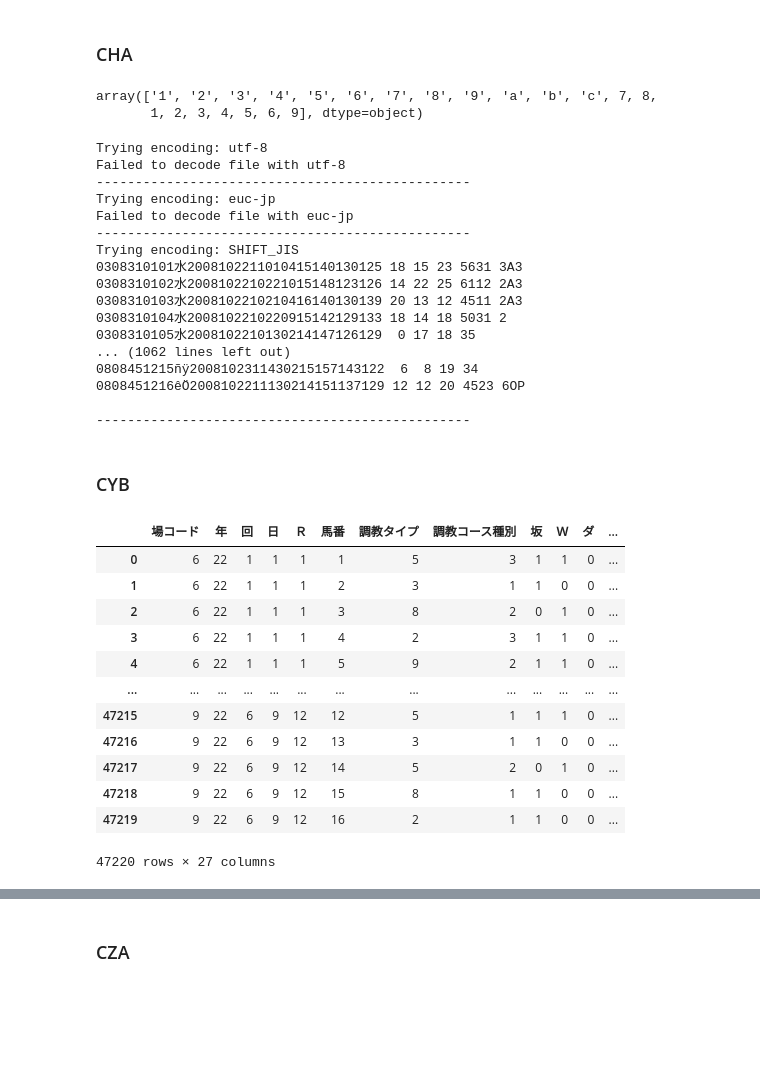
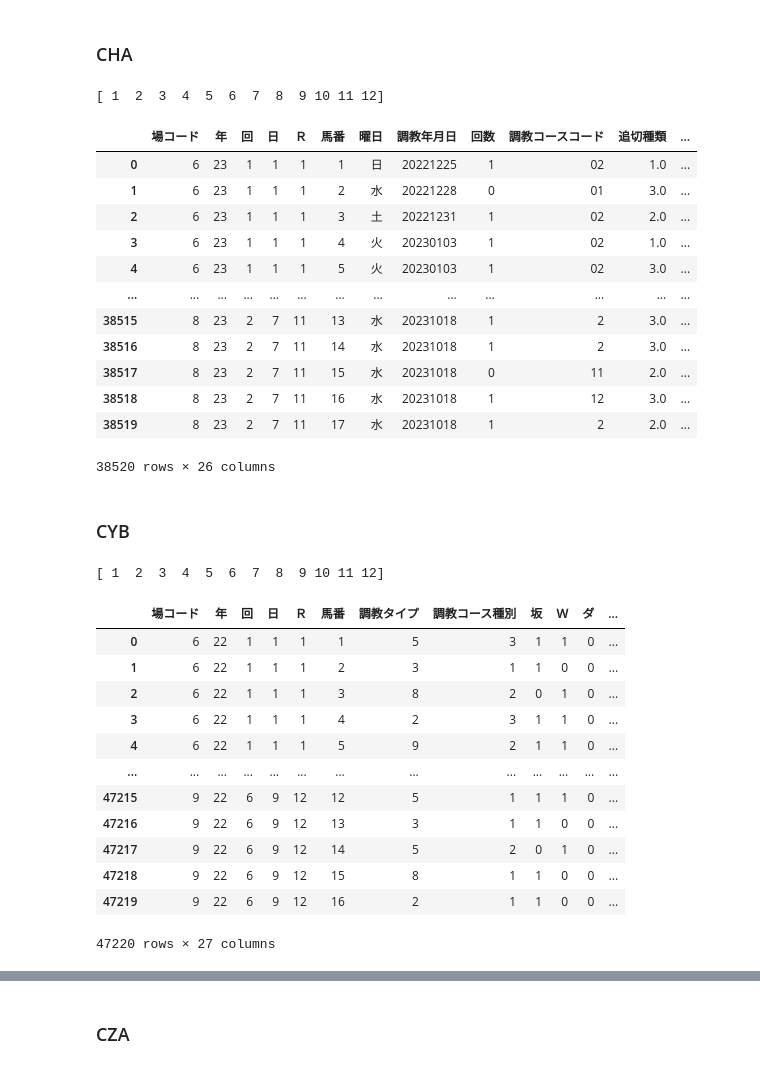
Before and after one commit to abukuma777/get_jrdb, a Jupyter notebook: data_check.ipynb, the cells around one changed output, grey strips where cells are left out. Cells and saved outputs as stored; diff of their text form; code cells hidden in the pictures; blank space fills up the shorter version.

```diff
--- a/data_check.ipynb
+++ b/data_check.ipynb
@@ -152,51 +152,47 @@ df_a
 # %%
 File_type = 'CHA'
 year = 2023
 df_a = pd.read_csv(f'/app/data/jrdb_csv/{File_type}/{File_type}_{year}.csv')
 df_a
 
-df_a['日'].unique()
+print(df_a['日'].unique())
+
+df_a
 # %% [output]
-array(['1', '2', '3', '4', '5', '6', '7', '8', '9', 'a', 'b', 'c', 7, 8,
-       1, 2, 3, 4, 5, 6, 9], dtype=object)
+[ 1  2  3  4  5  6  7  8  9 10 11 12]
+|  | 場コード | 年 | 回 | 日 | Ｒ | 馬番 | 曜日 | 調教年月日 | 回数 | 調教コースコード | 追切種類 | ... |
+| 0 | 6 | 23 | 1 | 1 | 1 | 1 | 日 | 20221225 | 1 | 02 | 1.0 | ... |
+| 1 | 6 | 23 | 1 | 1 | 1 | 2 | 水 | 20221228 | 0 | 01 | 3.0 | ... |
+| 2 | 6 | 23 | 1 | 1 | 1 | 3 | 土 | 20221231 | 1 | 02 | 2.0 | ... |
+| 3 | 6 | 23 | 1 | 1 | 1 | 4 | 火 | 20230103 | 1 | 02 | 1.0 | ... |
+| 4 | 6 | 23 | 1 | 1 | 1 | 5 | 火 | 20230103 | 1 | 02 | 3.0 | ... |
+| ... | ... | ... | ... | ... | ... | ... | ... | ... | ... | ... | ... | ... |
+| 38515 | 8 | 23 | 2 | 7 | 11 | 13 | 水 | 20231018 | 1 | 2 | 3.0 | ... |
+| 38516 | 8 | 23 | 2 | 7 | 11 | 14 | 水 | 20231018 | 1 | 2 | 3.0 | ... |
+| 38517 | 8 | 23 | 2 | 7 | 11 | 15 | 水 | 20231018 | 0 | 11 | 2.0 | ... |
+| 38518 | 8 | 23 | 2 | 7 | 11 | 16 | 水 | 20231018 | 1 | 12 | 3.0 | ... |
+| 38519 | 8 | 23 | 2 | 7 | 11 | 17 | 水 | 20231018 | 1 | 2 | 2.0 | ... |
+38520 rows × 26 columns
 # %%
-# エンコーディングを手動で確認するためのスクリプト
-def check_encoding_manually(file_path):
-    encodings_to_try = ['utf-8',  'euc-jp', 'SHIFT_JIS', 'Johab', 'Windows-1252', 'MacRoman']  # 他のエンコーディングも追加可能
-    #  'iso-8859-1'
+# # エンコーディングを手動で確認するためのスクリプト
+# def check_encoding_manually(file_path):
+#     encodings_to_try = ['utf-8',  'euc-jp', 'SHIFT_JIS', 'Johab', 'Windows-1252', 'MacRoman']  # 他のエンコーディングも追加可能
+#     #  'iso-8859-1'
 
-    for encoding in encodings_to_try:
-        try:
-            with open(file_path, 'r', encoding=encoding) as f:
-                print(f"Trying encoding: {encoding}")
-                print(f.read())  # ファイルの内容を出力
-                print("------------------------------------------------")
-        except UnicodeDecodeError:
-            print(f"Failed to decode file with {encoding}")
-            print("------------------------------------------------")
+#     for encoding in encodings_to_try:
+#         try:
+#             with open(file_path, 'r', encoding=encoding) as f:
+#                 print(f"Trying encoding: {encoding}")
+#                 print(f.read())  # ファイルの内容を出力
+#                 print("------------------------------------------------")
+#         except UnicodeDecodeError:
+#             print(f"Failed to decode file with {encoding}")
+#             print("------------------------------------------------")
 
-# 使用例
-# file_path = "/app/data/jrdb_txt/ZED/2021/ZED211226.txt"  # 確認したいファイルのパス\
-file_path = f"/app/data/jrdb_txt/{File_type}/{year}/CHA081025.txt"  # 確認したいファイルのパス
-check_encoding_manually(file_path)
+# # 使用例
+# # file_path = "/app/data/jrdb_txt/ZED/2021/ZED211226.txt"  # 確認したいファイルのパス\
+# file_path = f"/app/data/jrdb_txt/{File_type}/{year}/CHA081025.txt"  # 確認したいファイルのパス
+# check_encoding_manually(file_path)
-# %% [output]
-Trying encoding: utf-8
-Failed to decode file with utf-8
-------------------------------------------------
-Trying encoding: euc-jp
-Failed to decode file with euc-jp
-------------------------------------------------
-Trying encoding: SHIFT_JIS
-0308310101水2008102211010415140130125 18 15 23 5631 3A3
-0308310102水2008102210221015148123126 14 22 25 6112 2A3
-0308310103水2008102210210416140130139 20 13 12 4511 2A3
-0308310104水2008102210220915142129133 18 14 18 5031 2
-0308310105水2008102210130214147126129  0 17 18 35
-... (1062 lines left out)
-0808451215ñÿ2008102311430215157143122  6  8 19 34
-0808451216êÖ2008102211130214151137129 12 12 20 4523 6OP
-
-------------------------------------------------
 # %% [markdown]
 ### CYB
 # %%
@@ -205,8 +201,11 @@ year = 2022
 df_a = pd.read_csv(f'/app/data/jrdb_csv/{File_type}/{File_type}_{year}.csv')
 df_a
 
-# df_a['日'].unique()
+print(df_a['日'].unique())
+
+df_a
 # %% [output]
+[ 1  2  3  4  5  6  7  8  9 10 11 12]
 |  | 場コード | 年 | 回 | 日 | Ｒ | 馬番 | 調教タイプ | 調教コース種別 | 坂 | Ｗ | ダ | ... |
 | 0 | 6 | 22 | 1 | 1 | 1 | 1 | 5 | 3 | 1 | 1 | 0 | ... |
 | 1 | 6 | 22 | 1 | 1 | 1 | 2 | 3 | 1 | 1 | 0 | 0 | ... |
@@ -219,5 +218,5 @@ df_a
 | 47217 | 9 | 22 | 6 | 9 | 12 | 14 | 5 | 2 | 0 | 1 | 0 | ... |
 | 47218 | 9 | 22 | 6 | 9 | 12 | 15 | 8 | 1 | 1 | 0 | 0 | ... |
 | 47219 | 9 | 22 | 6 | 9 | 12 | 16 | 2 | 1 | 1 | 0 | 0 | ... |
-47220 rows × 27 columns
+47220 rows × 27 columns
 # %%
```
Also changed, not shown: parts of 1 cell of this notebook, 1 other file.
